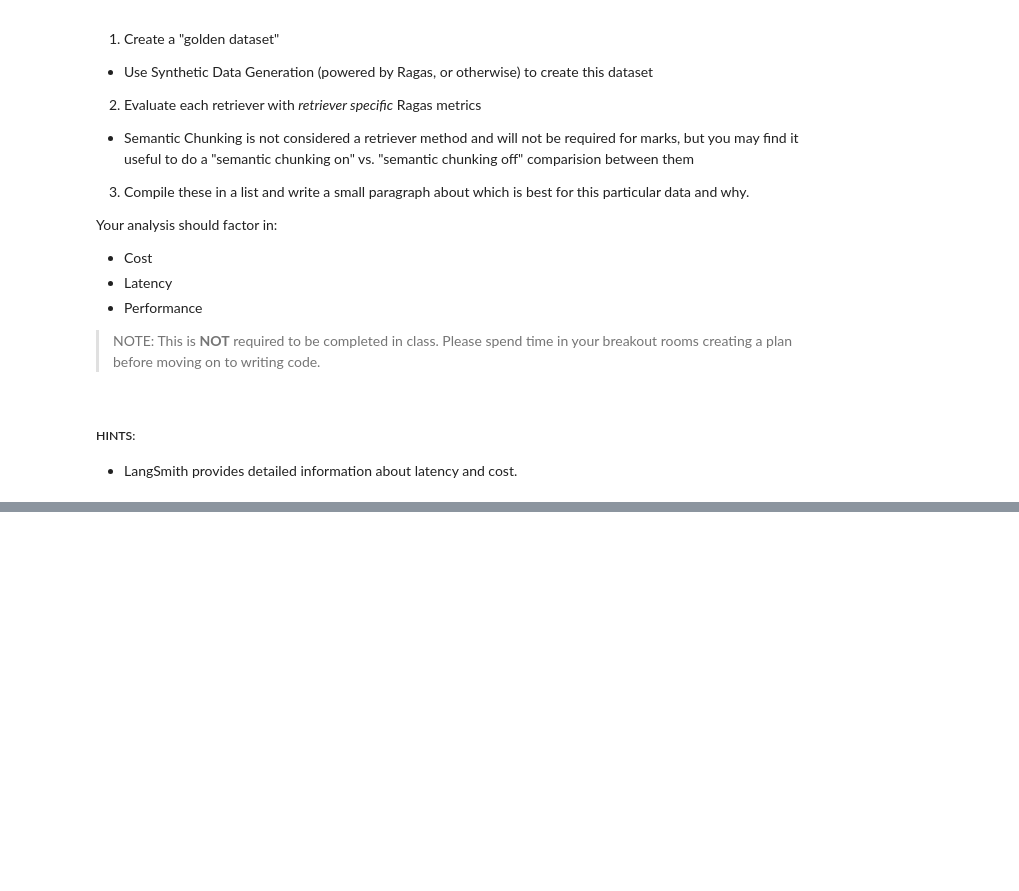
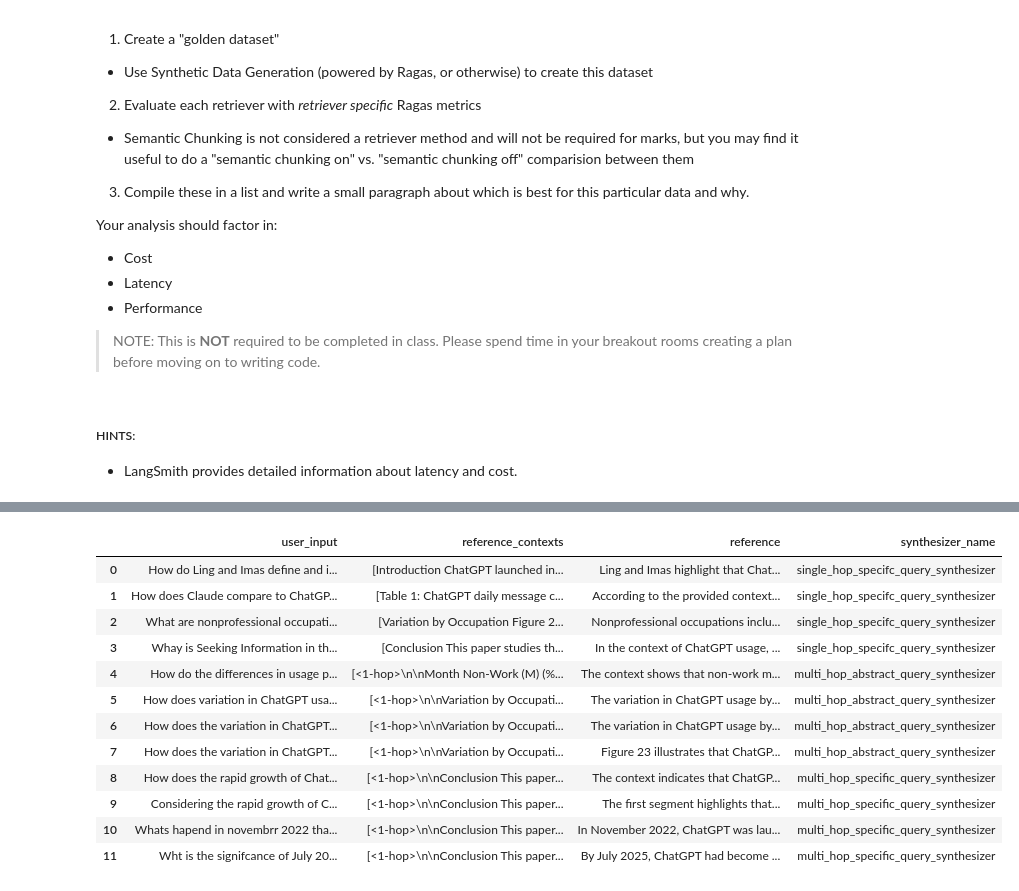
Before and after one commit to keertanachandar/AIE8, a Jupyter notebook: 09_Advanced_Retrieval/Advanced_Retrieval_with_LangChain_Assignment.ipynb, the cells around one changed output, grey strips where cells are left out. Saved outputs shown, nothing was run; the diff lists cells and outputs as text; code cells hidden in the pictures; blank space fills up the shorter version.

```diff
--- a/09_Advanced_Retrieval/Advanced_Retrieval_with_LangChain_Assignment.ipynb
+++ b/09_Advanced_Retrieval/Advanced_Retrieval_with_LangChain_Assignment.ipynb
@@ -551,0 +550,21 @@ Your analysis should factor in:
+# %%
+from langchain_community.document_loaders import DirectoryLoader
+from langchain_community.document_loaders import PyMuPDFLoader
+
+
+path = "data/"
+loader = DirectoryLoader(path, glob="*.pdf", loader_cls=PyMuPDFLoader)
+docs = loader.load()
+# %%
+from ragas.testset import TestsetGenerator
+from ragas.llms import LangchainLLMWrapper
+from ragas.llms import LangchainLLMWrapper
+from ragas.embeddings import LangchainEmbeddingsWrapper
+from langchain_openai import ChatOpenAI
+from langchain_openai import OpenAIEmbeddings
+
+generator_embeddings = LangchainEmbeddingsWrapper(OpenAIEmbeddings())
+generator_llm = LangchainLLMWrapper(ChatOpenAI(model="gpt-4.1-nano"))
+
+generator = TestsetGenerator(llm=generator_llm, embedding_model=generator_embeddings)
+dataset = generator.generate_with_langchain_docs(docs, testset_size=10, with_debugging_logs=False)
@@ -551,0 +623,7 @@ Your analysis should factor in:
+# %%
+# Convert dataset to pandas DataFrame for easier viewing
+df = dataset.to_pandas()
+print("Dataset shape:", df.shape)
+print("\nColumn names:", df.columns.tolist())
+print("\nDataFrame info:")
+print(df.info())
@@ -551,0 +648,17 @@ Your analysis should factor in:
+# %%
+# Display the DataFrame
+df
+# %% [output]
+|  | user_input | reference_contexts | reference | synthesizer_name |
+| 0 | How do Ling and Imas define and i... | [Introduction ChatGPT launched in... | Ling and Imas highlight that Chat... | single_hop_specifc_query_synthesizer |
+| 1 | How does Claude compare to ChatGP... | [Table 1: ChatGPT daily message c... | According to the provided context... | single_hop_specifc_query_synthesizer |
+| 2 | What are nonprofessional occupati... | [Variation by Occupation Figure 2... | Nonprofessional occupations inclu... | single_hop_specifc_query_synthesizer |
+| 3 | Whay is Seeking Information in th... | [Conclusion This paper studies th... | In the context of ChatGPT usage, ... | single_hop_specifc_query_synthesizer |
+| 4 | How do the differences in usage p... | [<1-hop>\n\nMonth Non-Work (M) (%... | The context shows that non-work m... | multi_hop_abstract_query_synthesizer |
+| 5 | How does variation in ChatGPT usa... | [<1-hop>\n\nVariation by Occupati... | The variation in ChatGPT usage by... | multi_hop_abstract_query_synthesizer |
+| 6 | How does the variation in ChatGPT... | [<1-hop>\n\nVariation by Occupati... | The variation in ChatGPT usage by... | multi_hop_abstract_query_synthesizer |
+| 7 | How does the variation in ChatGPT... | [<1-hop>\n\nVariation by Occupati... | Figure 23 illustrates that ChatGP... | multi_hop_abstract_query_synthesizer |
+| 8 | How does the rapid growth of Chat... | [<1-hop>\n\nConclusion This paper... | The context indicates that ChatGP... | multi_hop_specific_query_synthesizer |
+| 9 | Considering the rapid growth of C... | [<1-hop>\n\nConclusion This paper... | The first segment highlights that... | multi_hop_specific_query_synthesizer |
+| 10 | Whats hapend in novembrr 2022 tha... | [<1-hop>\n\nConclusion This paper... | In November 2022, ChatGPT was lau... | multi_hop_specific_query_synthesizer |
+| 11 | Wht is the signifcance of July 20... | [<1-hop>\n\nConclusion This paper... | By July 2025, ChatGPT had become ... | multi_hop_specific_query_synthesizer |
```
Also changed, not shown: parts of 32 cells of this notebook, 2 other files.
